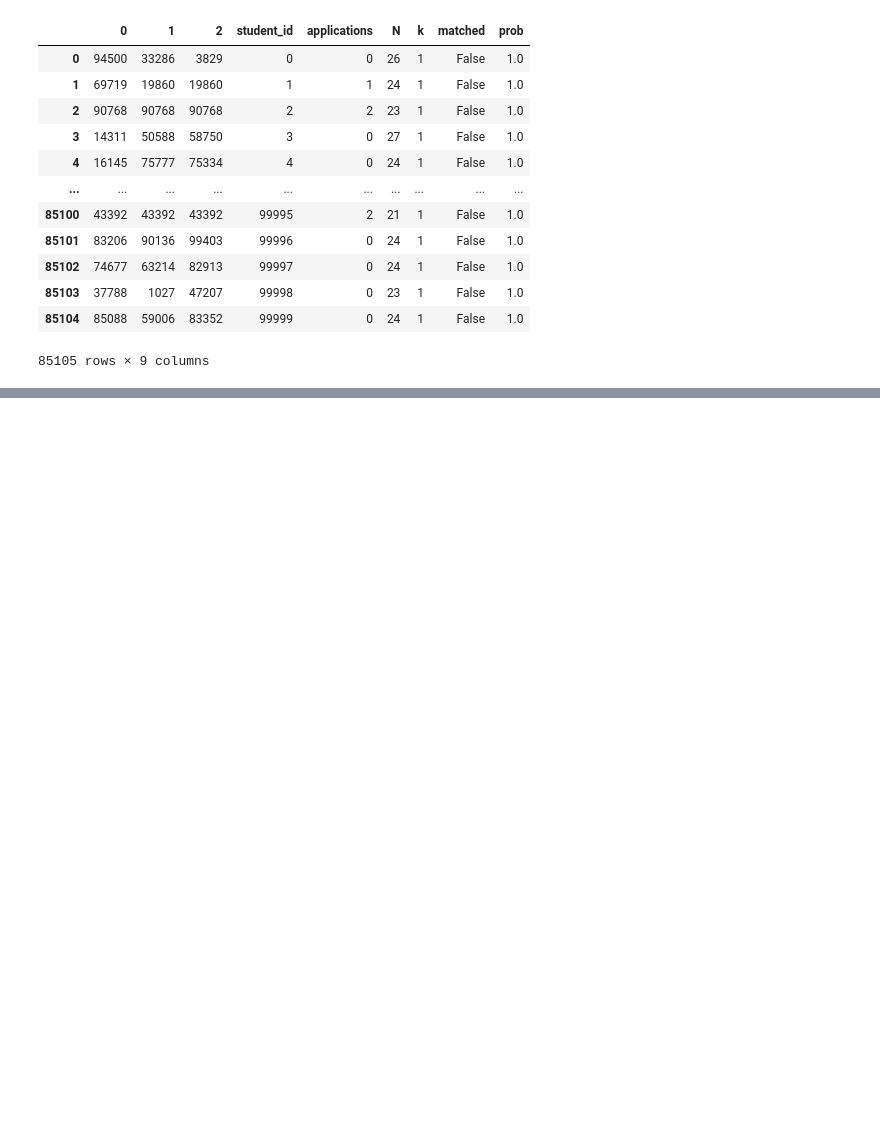
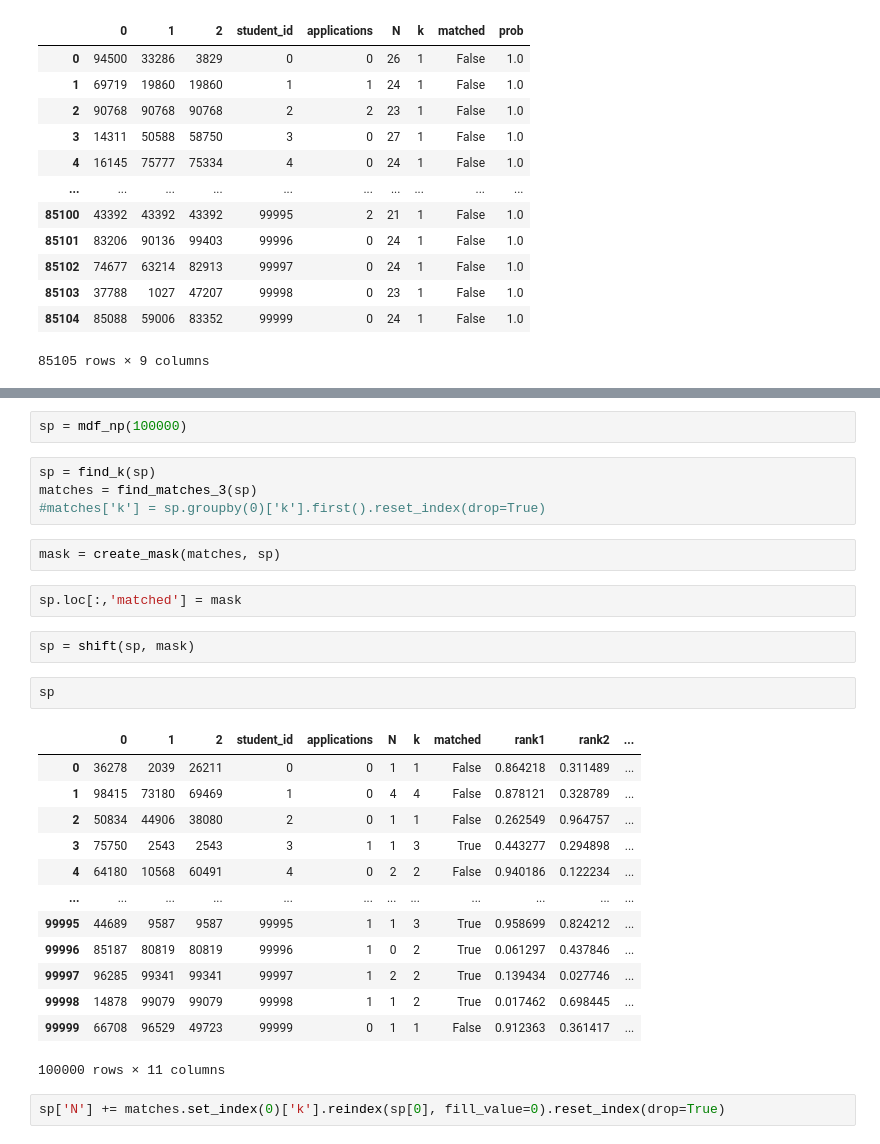
Before and after one commit to kirandwiv/MatchingAlgorithm, a Jupyter notebook: scrapwork.ipynb, the cells around one changed output, grey strips where cells are left out. Drawn from its saved outputs; the diff is of its cells as text; blank space fills up the shorter version.

```diff
--- a/scrapwork.ipynb
+++ b/scrapwork.ipynb
@@ -568,0 +636,30 @@ sp
+# %%
+sp = mdf_np(100000)
+# %%
+sp = find_k(sp)
+matches = find_matches_3(sp)
+#matches['k'] = sp.groupby(0)['k'].first().reset_index(drop=True)
+# %%
+mask = create_mask(matches, sp)
+# %%
+sp.loc[:,'matched'] = mask
+# %%
+sp = shift(sp, mask)
+# %%
+sp
+# %% [output]
+|  | 0 | 1 | 2 | student_id | applications | N | k | matched | rank1 | rank2 | ... |
+| 0 | 36278 | 2039 | 26211 | 0 | 0 | 1 | 1 | False | 0.864218 | 0.311489 | ... |
+| 1 | 98415 | 73180 | 69469 | 1 | 0 | 4 | 4 | False | 0.878121 | 0.328789 | ... |
+| 2 | 50834 | 44906 | 38080 | 2 | 0 | 1 | 1 | False | 0.262549 | 0.964757 | ... |
+| 3 | 75750 | 2543 | 2543 | 3 | 1 | 1 | 3 | True | 0.443277 | 0.294898 | ... |
+| 4 | 64180 | 10568 | 60491 | 4 | 0 | 2 | 2 | False | 0.940186 | 0.122234 | ... |
+| ... | ... | ... | ... | ... | ... | ... | ... | ... | ... | ... | ... |
+| 99995 | 44689 | 9587 | 9587 | 99995 | 1 | 1 | 3 | True | 0.958699 | 0.824212 | ... |
+| 99996 | 85187 | 80819 | 80819 | 99996 | 1 | 0 | 2 | True | 0.061297 | 0.437846 | ... |
+| 99997 | 96285 | 99341 | 99341 | 99997 | 1 | 2 | 2 | True | 0.139434 | 0.027746 | ... |
+| 99998 | 14878 | 99079 | 99079 | 99998 | 1 | 1 | 2 | True | 0.017462 | 0.698445 | ... |
+| 99999 | 66708 | 96529 | 49723 | 99999 | 0 | 1 | 1 | False | 0.912363 | 0.361417 | ... |
+100000 rows × 11 columns
+# %%
+sp['N'] += matches.set_index(0)['k'].reindex(sp[0], fill_value=0).reset_index(drop=True)
```
Also changed, not shown: parts of 15 cells of this notebook.
